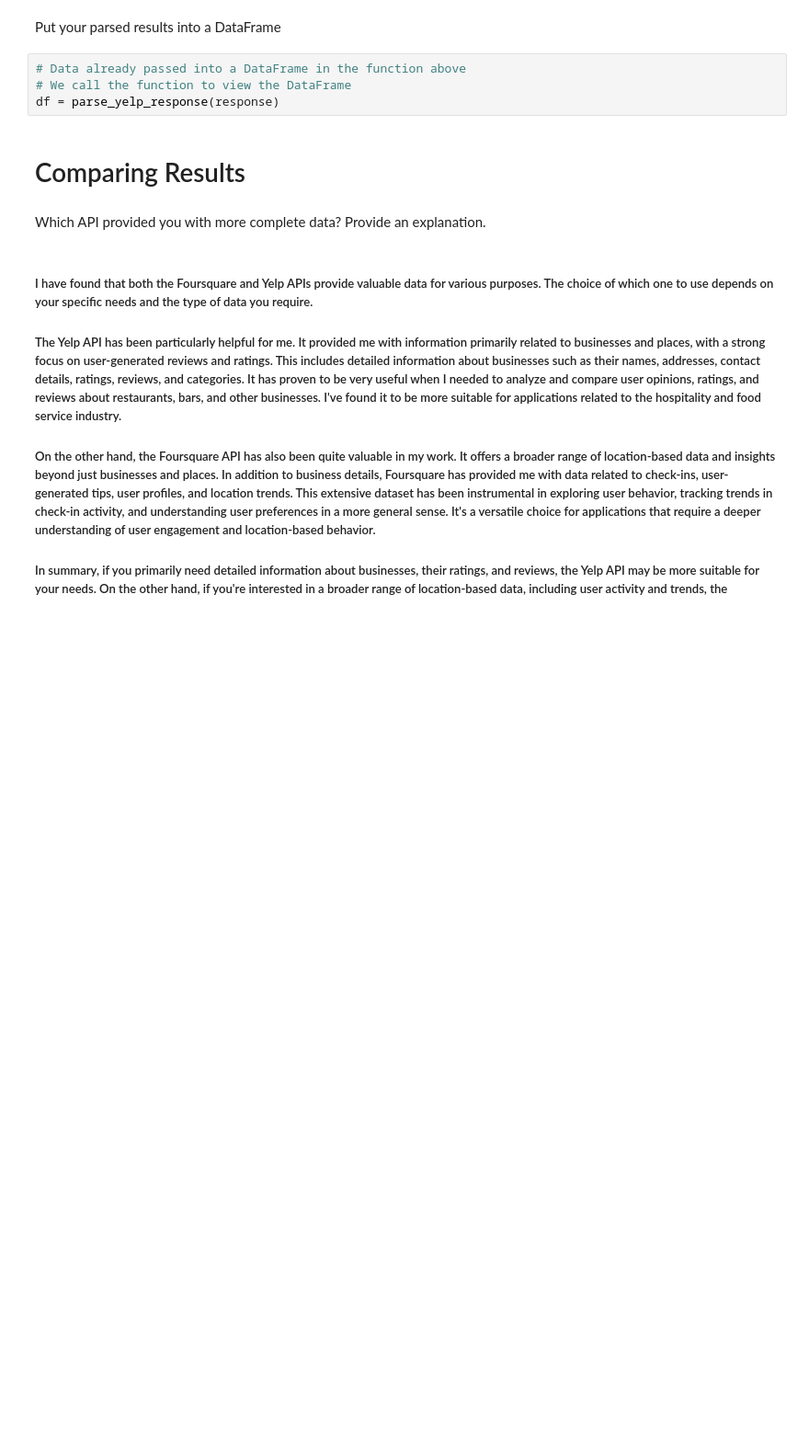
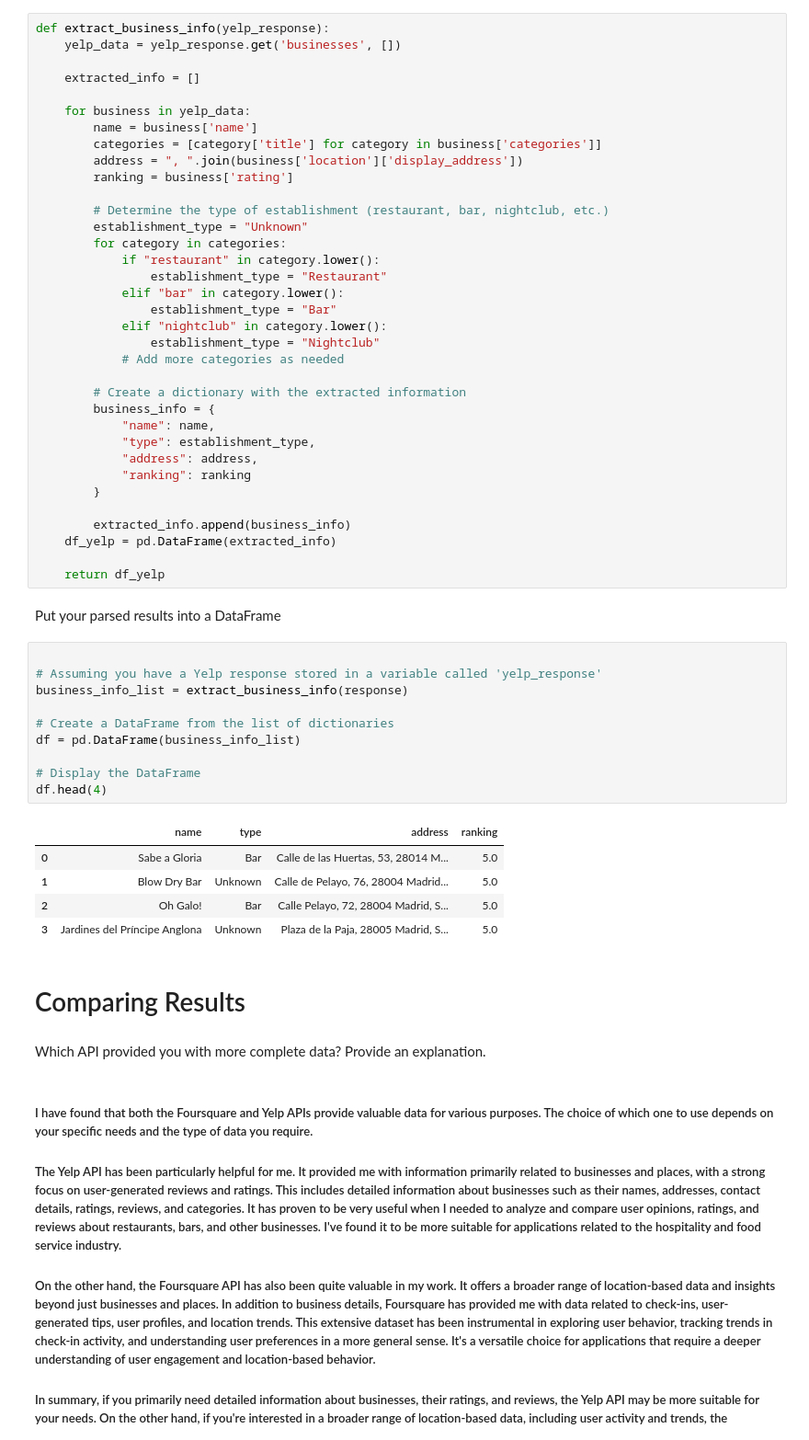
Before and after one commit to Affuya/LHL-Statistical-Modelling-Project, a Jupyter notebook: notebooks/yelp_foursquare_EDA.ipynb, the cells around one changed output. Shown: that part at 92% size. Cells and saved outputs as stored; diff of their text form; blank space fills up the shorter version.

```diff
--- a/notebooks/yelp_foursquare_EDA.ipynb
+++ b/notebooks/yelp_foursquare_EDA.ipynb
@@ -260,9 +261,56 @@ def parse_yelp_response(response):
+# %%
+def extract_business_info(yelp_response):
+    yelp_data = yelp_response.get('businesses', [])
+
+    extracted_info = []
+
+    for business in yelp_data:
+        name = business['name']
+        categories = [category['title'] for category in business['categories']]
+        address = ", ".join(business['location']['display_address'])
+        ranking = business['rating']
+
+        # Determine the type of establishment (restaurant, bar, nightclub, etc.)
+        establishment_type = "Unknown"
+        for category in categories:
+            if "restaurant" in category.lower():
+                establishment_type = "Restaurant"
+            elif "bar" in category.lower():
+                establishment_type = "Bar"
+            elif "nightclub" in category.lower():
+                establishment_type = "Nightclub"
+            # Add more categories as needed
+
+        # Create a dictionary with the extracted information
+        business_info = {
+            "name": name,
+            "type": establishment_type,
+            "address": address,
+            "ranking": ranking
+        }
+
+        extracted_info.append(business_info)
+    df_yelp = pd.DataFrame(extracted_info)
+
+    return df_yelp
 # %% [markdown]
 Put your parsed results into a DataFrame
-# %%
-# Data already passed into a DataFrame in the function above
-# We call the function to view the DataFrame
-df = parse_yelp_response(response)
+# %%
+
+# Assuming you have a Yelp response stored in a variable called 'yelp_response'
+business_info_list = extract_business_info(response)
+
+# Create a DataFrame from the list of dictionaries
+df = pd.DataFrame(business_info_list)
+
+# Display the DataFrame
+df.head(4)
+# %% [output]
+|  | name | type | address | ranking |
+| 0 | Sabe a Gloria | Bar | Calle de las Huertas, 53, 28014 M... | 5.0 |
+| 1 | Blow Dry Bar | Unknown | Calle de Pelayo, 76, 28004 Madrid... | 5.0 |
+| 2 | Oh Galo! | Bar | Calle Pelayo, 72, 28004 Madrid, S... | 5.0 |
+| 3 | Jardines del Príncipe Anglona | Unknown | Plaza de la Paja, 28005 Madrid, S... | 5.0 |
 # %% [markdown]
 # Comparing Results
 # %% [markdown]
```
Also changed, not shown: parts of 9 cells of this notebook.
